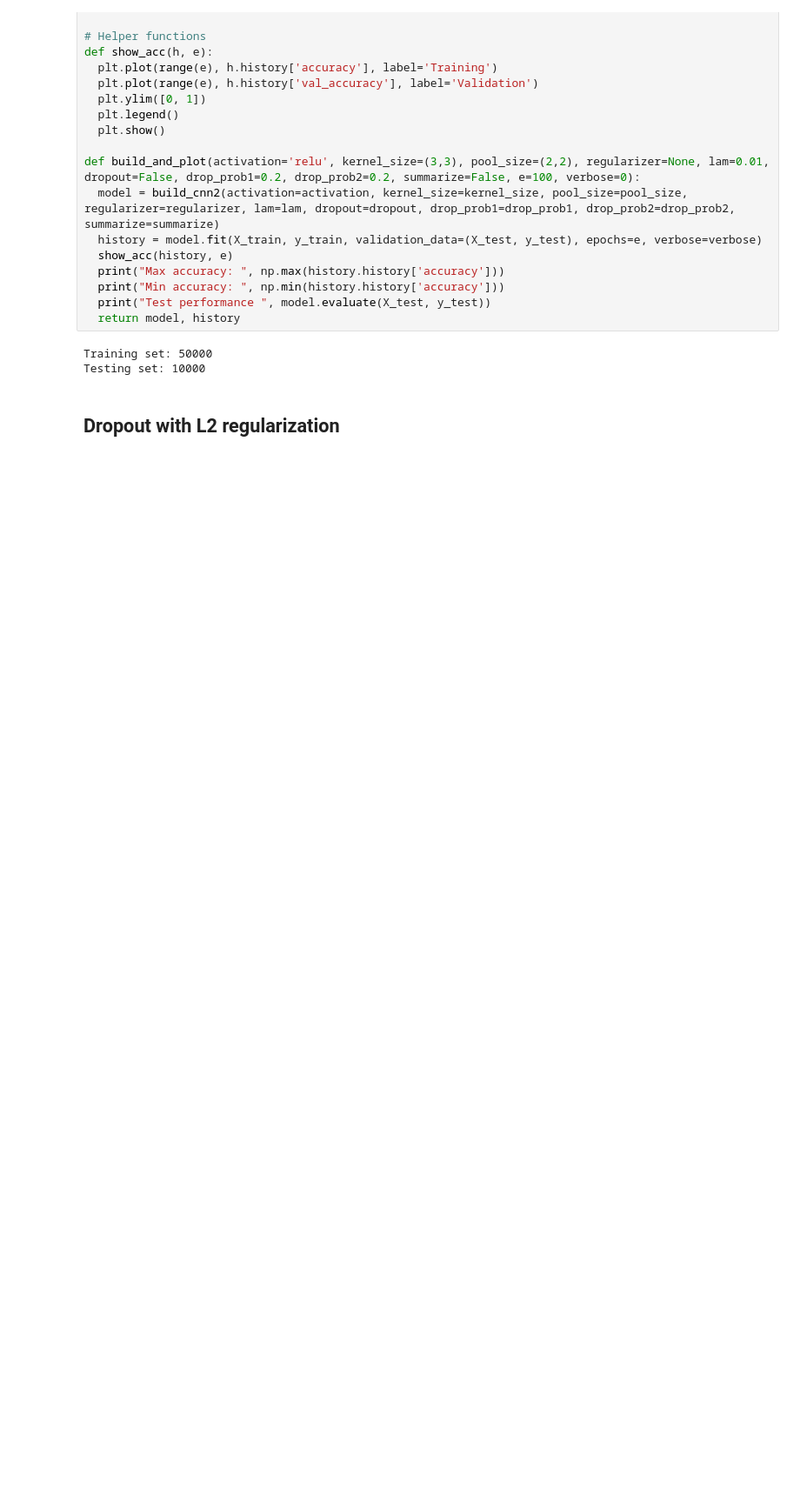
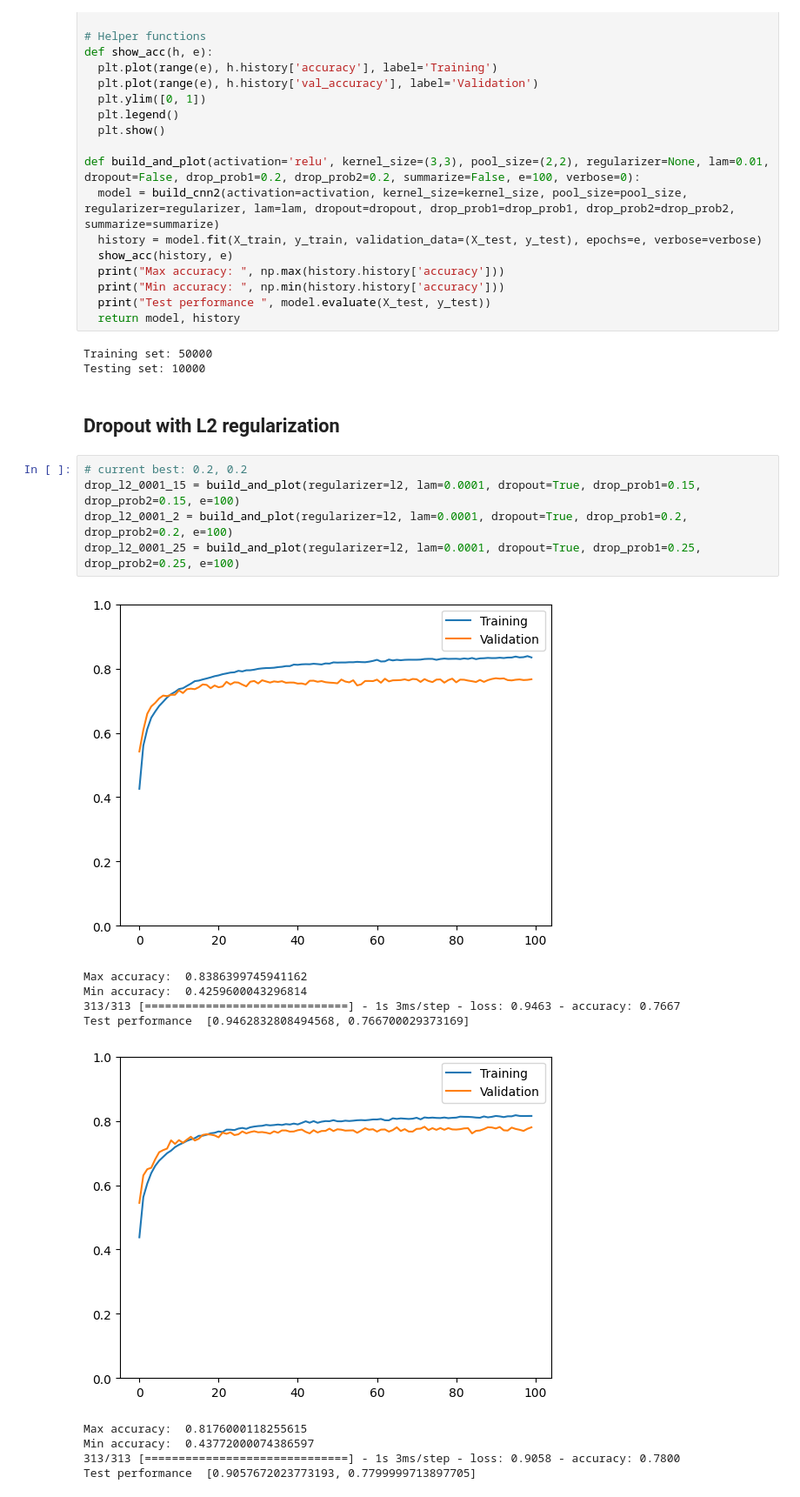
Before and after one commit to alexngUNC/FNN-Regularization, a Jupyter notebook: cifar-10DropL2.ipynb, the cells around one changed output. Shown: that part at 87% size. Drawn from its saved outputs; the diff is of its cells as text; blank space fills up the shorter version.

```diff
--- a/cifar-10DropL2.ipynb
+++ b/cifar-10DropL2.ipynb
@@ -120,3 +120,19 @@ Training set: 50000
 Testing set: 10000
 # %% [markdown]
 ## Dropout with L2 regularization
+# %%
+# current best: 0.2, 0.2
+drop_l2_0001_15 = build_and_plot(regularizer=l2, lam=0.0001, dropout=True, drop_prob1=0.15, drop_prob2=0.15, e=100)
+drop_l2_0001_2 = build_and_plot(regularizer=l2, lam=0.0001, dropout=True, drop_prob1=0.2, drop_prob2=0.2, e=100)
+drop_l2_0001_25 = build_and_plot(regularizer=l2, lam=0.0001, dropout=True, drop_prob1=0.25, drop_prob2=0.25, e=100)
+# %% [output]
+[figure, added]
+Max accuracy:  0.8386399745941162
+Min accuracy:  0.4259600043296814
+313/313 [==============================] - 1s 3ms/step - loss: 0.9463 - accuracy: 0.7667
+Test performance  [0.9462832808494568, 0.766700029373169]
+[figure, added]
+Max accuracy:  0.8176000118255615
+Min accuracy:  0.43772000074386597
+313/313 [==============================] - 1s 3ms/step - loss: 0.9058 - accuracy: 0.7800
+Test performance  [0.9057672023773193, 0.7799999713897705]
```
Also changed, not shown: parts of 4 cells of this notebook.
